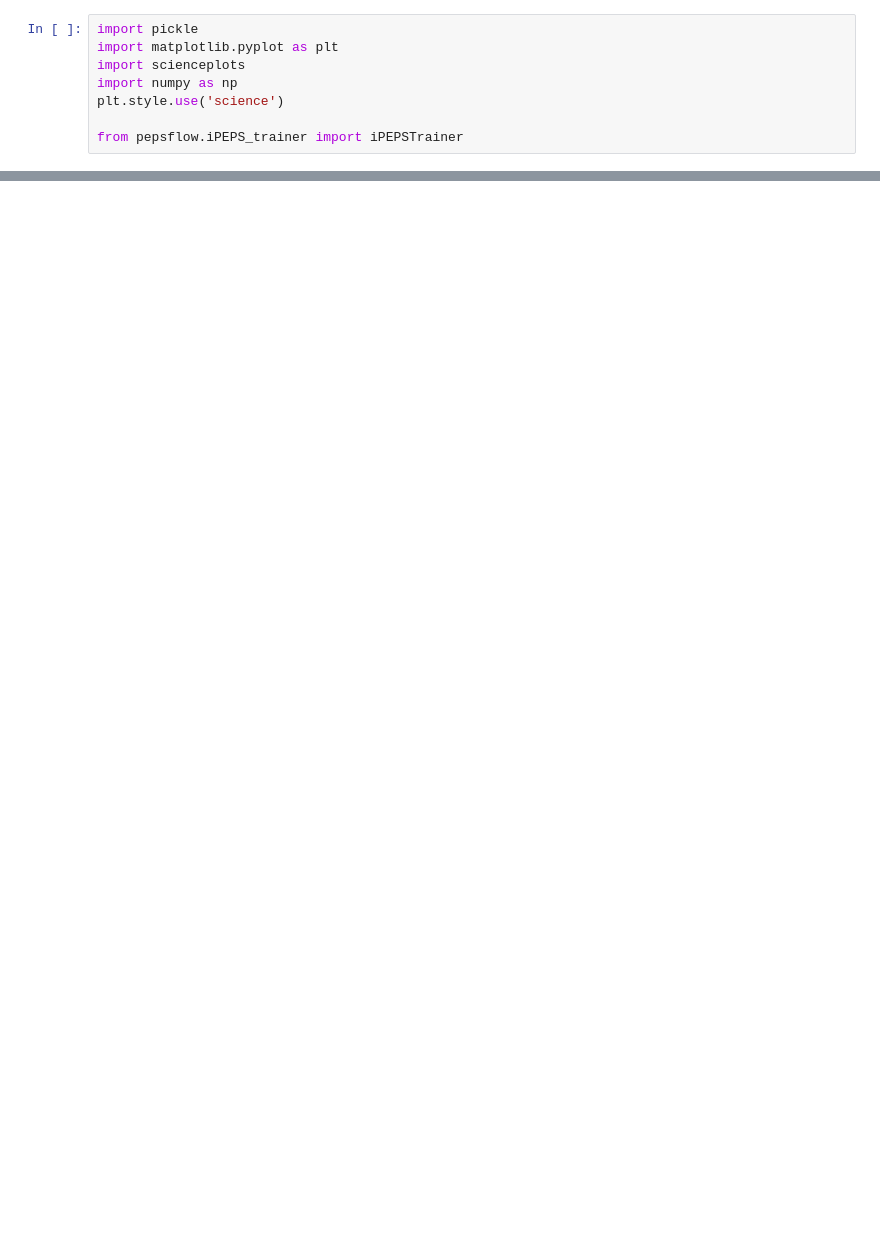
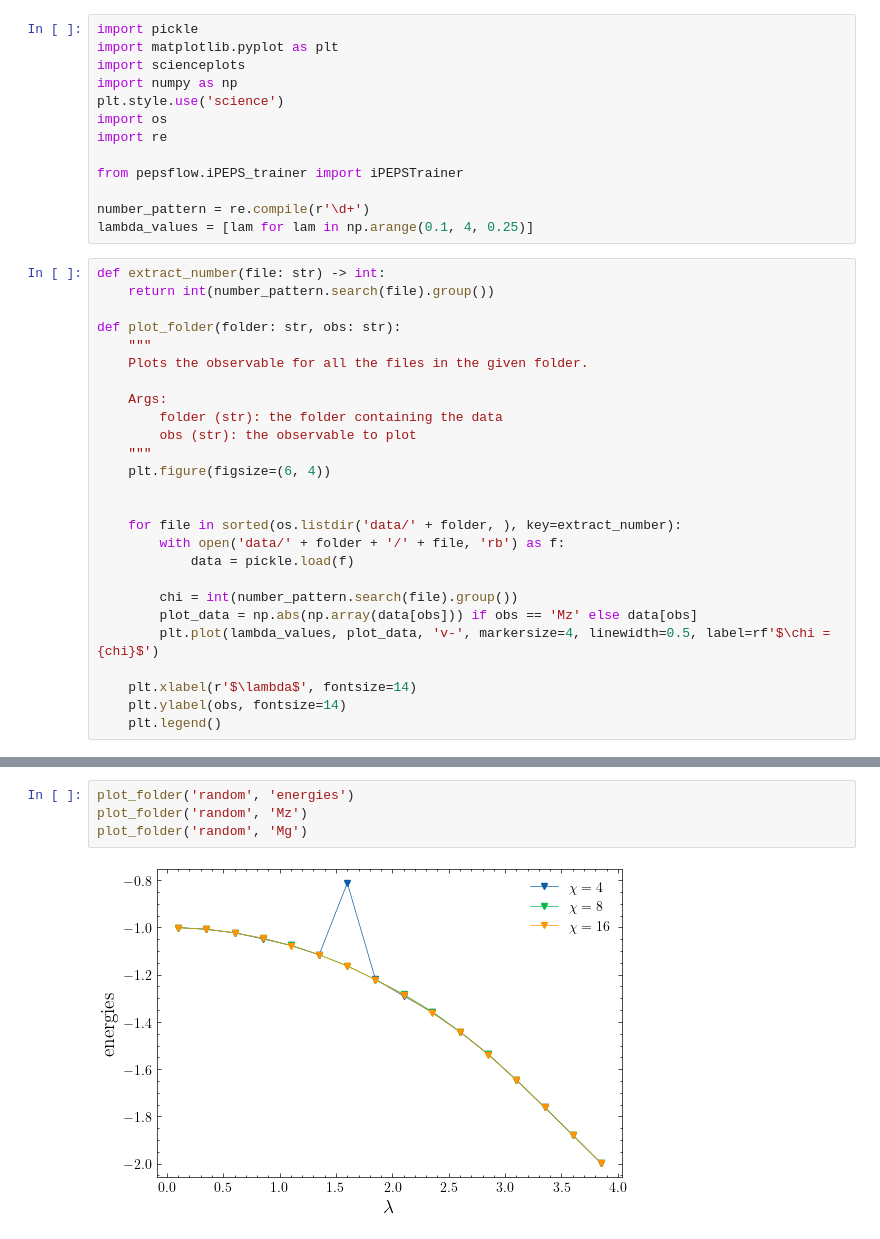
Before and after one commit to DerkNiessink/PEPSFlow, a Jupyter notebook: analysis.ipynb, the cells around one changed output, grey strips where cells are left out. Drawn from its saved outputs; the diff is of its cells as text; blank space fills up the shorter version.

```diff
--- a/analysis.ipynb
+++ b/analysis.ipynb
@@ -4,5 +4,36 @@ import matplotlib.pyplot as plt
 import scienceplots
 import numpy as np
 plt.style.use('science')
+import os
+import re
 
 from pepsflow.iPEPS_trainer import iPEPSTrainer
+
+number_pattern = re.compile(r'\d+')
+lambda_values = [lam for lam in np.arange(0.1, 4, 0.25)]
+# %%
+def extract_number(file: str) -> int:
+    return int(number_pattern.search(file).group())
+
+def plot_folder(folder: str, obs: str):
+    """
+    Plots the observable for all the files in the given folder.
+
+    Args:
+        folder (str): the folder containing the data
+        obs (str): the observable to plot
+    """
+    plt.figure(figsize=(6, 4))
+
+
+    for file in sorted(os.listdir('data/' + folder, ), key=extract_number):
+        with open('data/' + folder + '/' + file, 'rb') as f:
+            data = pickle.load(f)
+
+        chi = int(number_pattern.search(file).group())
+        plot_data = np.abs(np.array(data[obs])) if obs == 'Mz' else data[obs]
+        plt.plot(lambda_values, plot_data, 'v-', markersize=4, linewidth=0.5, label=rf'$\chi = {chi}$')
+
+    plt.xlabel(r'$\lambda$', fontsize=14)
+    plt.ylabel(obs, fontsize=14)
+    plt.legend()
@@ -8,0 +50,6 @@ from pepsflow.iPEPS_trainer import iPEPSTrainer
+# %%
+plot_folder('random', 'energies')
+plot_folder('random', 'Mz')
+plot_folder('random', 'Mg')
+# %% [output]
+[figure, added]
```
Also changed, not shown: parts of 20 cells of this notebook, 24 other files.
